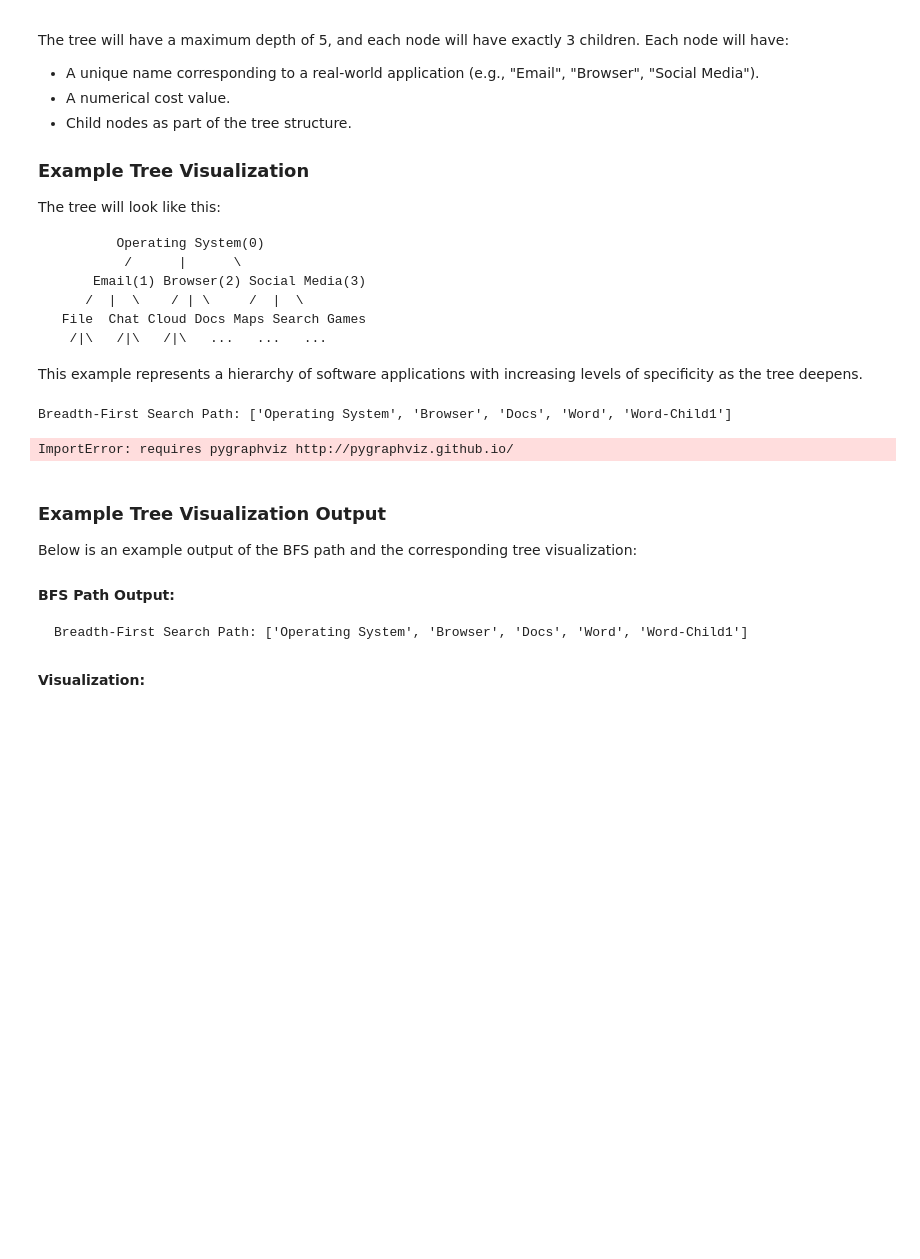
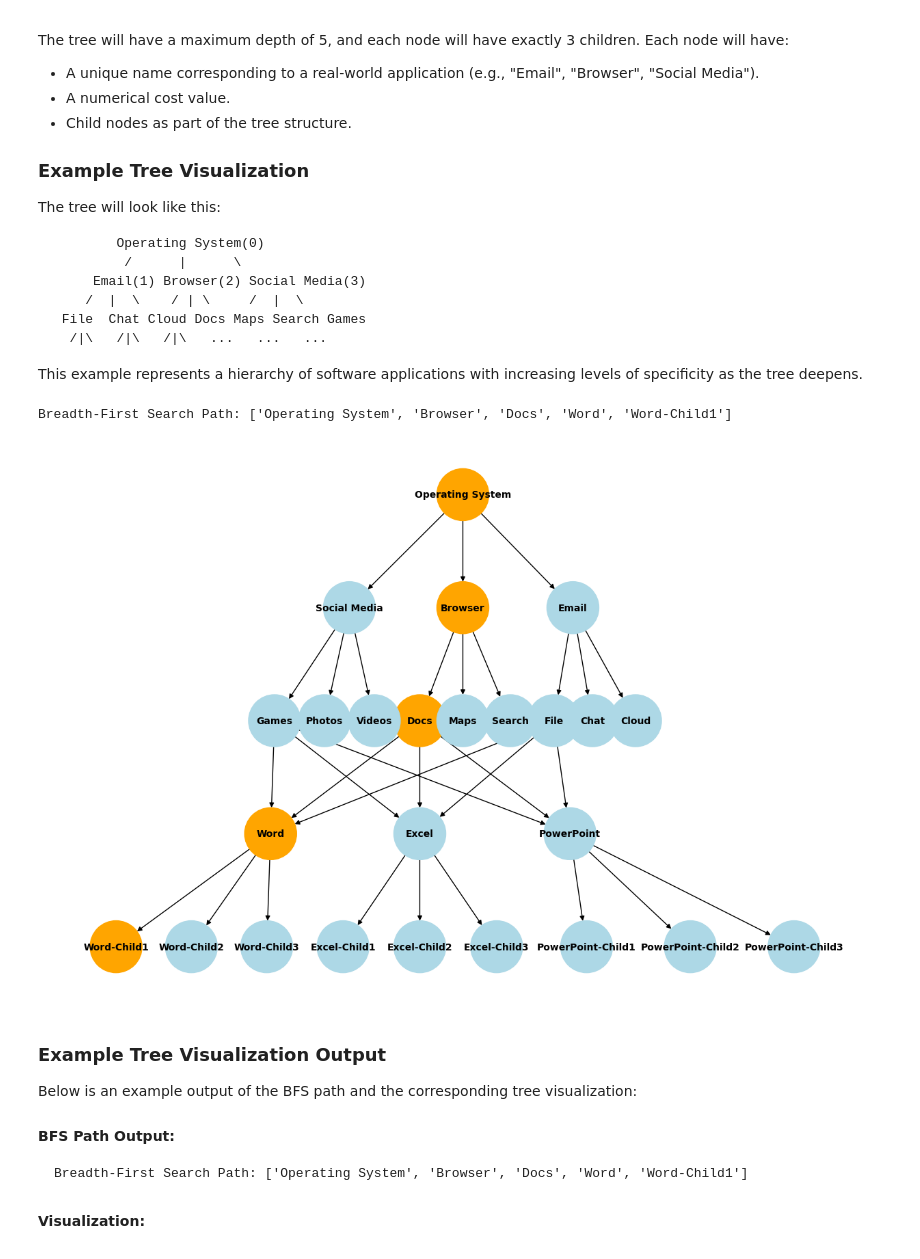
Before and after one commit to HuyVuong08/Artificial-Intelligence-Methods, a Jupyter notebook: Uninformed-TreeSearch.ipynb, the cells around one changed output. Cells and saved outputs as stored; diff of their text form; code cells hidden in the pictures; blank space fills up the shorter version.

```diff
--- a/Uninformed-TreeSearch.ipynb
+++ b/Uninformed-TreeSearch.ipynb
@@ -103,6 +103,7 @@ def visualize_tree(root, highlighted_nodes=None):
         "orange" if highlighted_nodes and node in highlighted_nodes else "lightblue"
         for node in graph.nodes
     ]
+    plt.figure(figsize=(12, 8))  # Adjust the figsize as needed
     nx.draw(graph, pos, with_labels=True, node_color=node_colors, font_size=10, font_weight="bold", node_size=3000)
     plt.show()
 
@@ -130,34 +131,34 @@ def ucs(root, target):
 
 ###############################################
 # Depth-First Search
 def dfs(root, target):
     """Implements Depth-First Search."""
     pass
 
 ###############################################
 # Depth-Limited Search
 def dls(root, target, limit):
     """Implements Depth-Limited Search."""
     pass
 
 
 ###############################################
 if __name__ == "__main__":
     ###############################################
     # Create the tree
     tree_root = create_full_tree()
 
     # Target Node
     target_node = "Word-Child1"
 
     ###############################################
     # Breadth-First Search
     path = bfs(tree_root, target_node)  # BFS
     print("Breadth-First Search Path:", path)  # printing the path of BFS
     visualize_tree(tree_root, highlighted_nodes=path)   # visualizaing the tree with the path of BFS
 # %% [output]
 Breadth-First Search Path: ['Operating System', 'Browser', 'Docs', 'Word', 'Word-Child1']
-ImportError: requires pygraphviz http://pygraphviz.github.io/
+[figure, added]
 # %% [markdown]
 ### Example Tree Visualization Output
 
```
